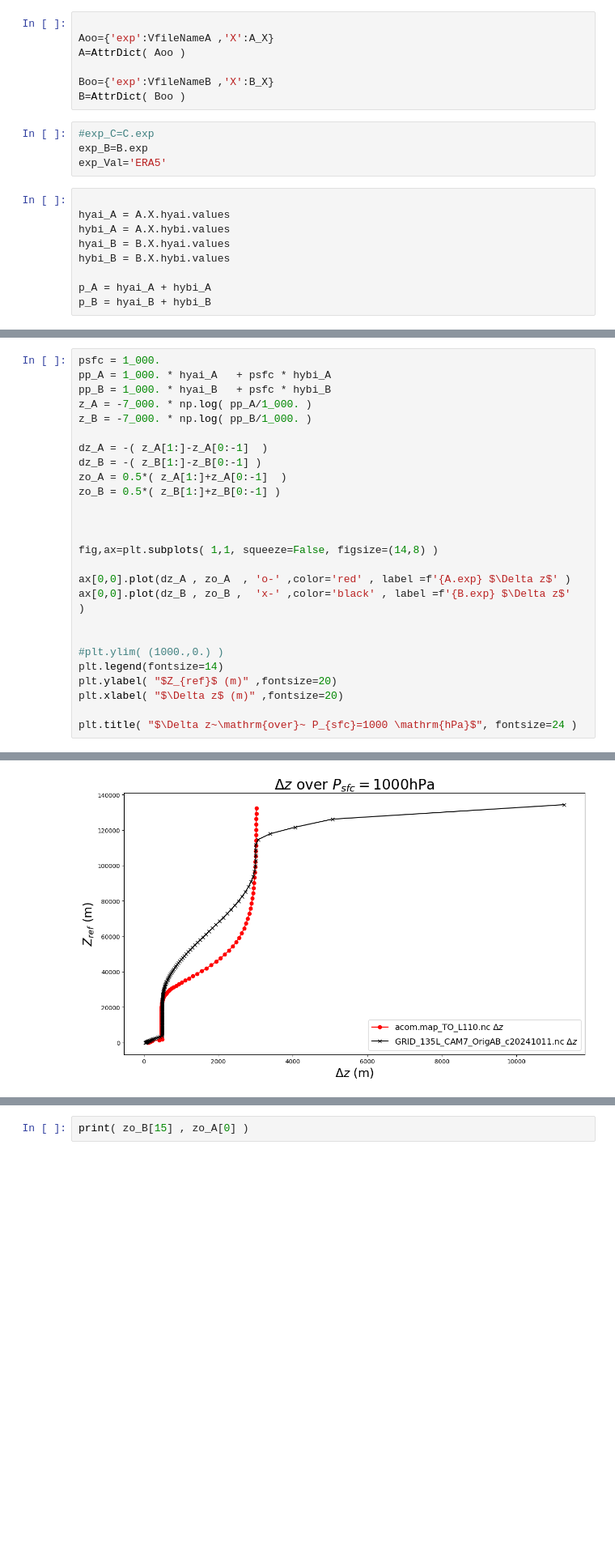
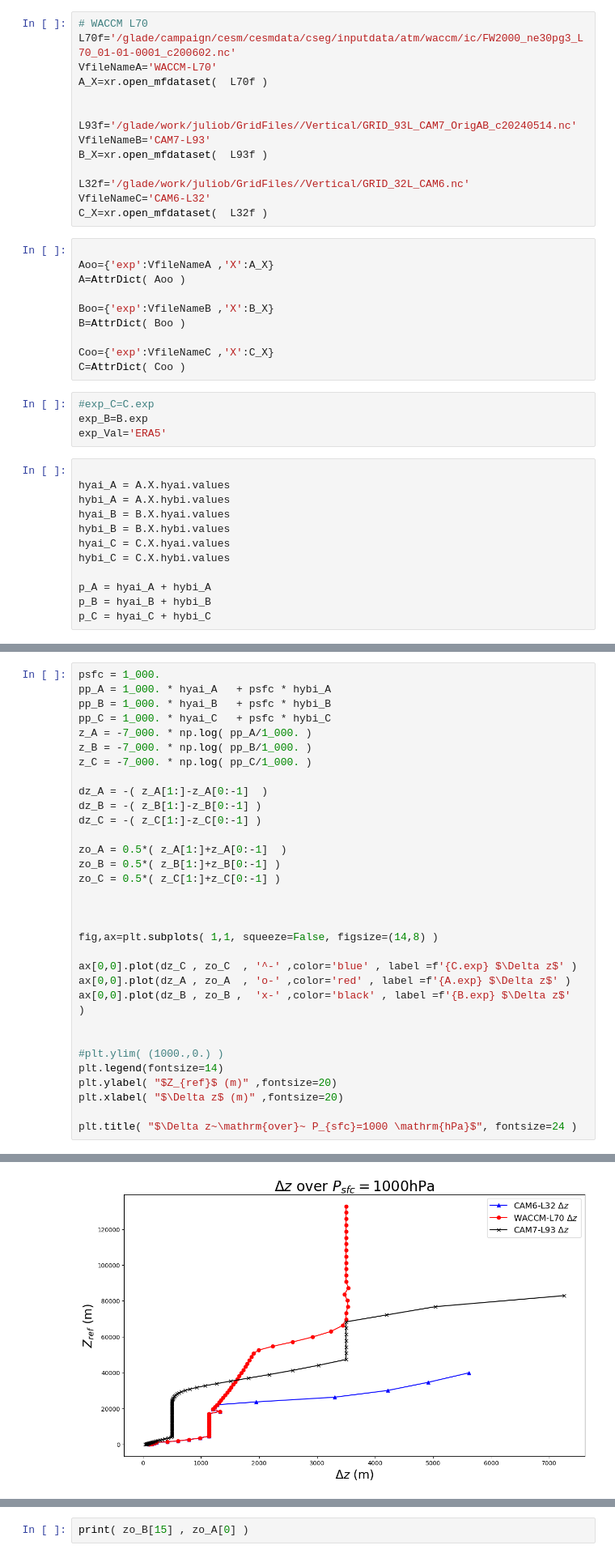
Before and after one commit to JulioTBacmeister/PyRegridding, a Jupyter notebook: Drivers/VgridCompare.ipynb, the cells around one changed output, grey strips where cells are left out. Shown at 81% size. Saved outputs shown, nothing was run; the diff lists cells and outputs as text; blank space fills up the shorter version.

```diff
--- a/Drivers/VgridCompare.ipynb
+++ b/Drivers/VgridCompare.ipynb
@@ -85,3 +82,17 @@ Is ymdPat a list False
+# %%
+# WACCM L70
+L70f='/glade/campaign/cesm/cesmdata/cseg/inputdata/atm/waccm/ic/FW2000_ne30pg3_L70_01-01-0001_c200602.nc'
+VfileNameA='WACCM-L70'
+A_X=xr.open_mfdataset(  L70f )
+
+
+L93f='/glade/work/juliob/GridFiles//Vertical/GRID_93L_CAM7_OrigAB_c20240514.nc'
+VfileNameB='CAM7-L93'
+B_X=xr.open_mfdataset(  L93f )
+
+L32f='/glade/work/juliob/GridFiles//Vertical/GRID_32L_CAM6.nc'
+VfileNameC='CAM6-L32'
+C_X=xr.open_mfdataset(  L32f )
 # %%
 
 Aoo={'exp':VfileNameA ,'X':A_X}
@@ -89,6 +100,9 @@ A=AttrDict( Aoo )
 
 Boo={'exp':VfileNameB ,'X':B_X}
 B=AttrDict( Boo )
+
+Coo={'exp':VfileNameC ,'X':C_X}
+C=AttrDict( Coo )
 # %%
 #exp_C=C.exp
 exp_B=B.exp
@@ -99,9 +113,12 @@ hyai_A = A.X.hyai.values
 hybi_A = A.X.hybi.values
 hyai_B = B.X.hyai.values
 hybi_B = B.X.hybi.values
+hyai_C = C.X.hyai.values
+hybi_C = C.X.hybi.values
 
 p_A = hyai_A + hybi_A
 p_B = hyai_B + hybi_B
+p_C = hyai_C + hybi_C
 # %%
 #plt.plot(p58,bb)
 #plt.plot(p58,L58.hybi)
@@ -125,29 +142,35 @@ Text(0.5, 1.0, '$\\mathrm{hybrid}~~A(\\eta)~~\\mathrm{and}~~B(\\eta)$')
 # %%
 psfc = 1_000.
 pp_A = 1_000. * hyai_A   + psfc * hybi_A
 pp_B = 1_000. * hyai_B   + psfc * hybi_B
+pp_C = 1_000. * hyai_C   + psfc * hybi_C
 z_A = -7_000. * np.log( pp_A/1_000. )
 z_B = -7_000. * np.log( pp_B/1_000. )
+z_C = -7_000. * np.log( pp_C/1_000. )
 
 dz_A = -( z_A[1:]-z_A[0:-1]  )
 dz_B = -( z_B[1:]-z_B[0:-1] )
+dz_C = -( z_C[1:]-z_C[0:-1] )
+
 zo_A = 0.5*( z_A[1:]+z_A[0:-1]  )
 zo_B = 0.5*( z_B[1:]+z_B[0:-1] )
+zo_C = 0.5*( z_C[1:]+z_C[0:-1] )
 
 
 
 fig,ax=plt.subplots( 1,1, squeeze=False, figsize=(14,8) )
 
+ax[0,0].plot(dz_C , zo_C  , '^-' ,color='blue' , label =f'{C.exp} $\Delta z$' )
 ax[0,0].plot(dz_A , zo_A  , 'o-' ,color='red' , label =f'{A.exp} $\Delta z$' )
 ax[0,0].plot(dz_B , zo_B ,  'x-' ,color='black' , label =f'{B.exp} $\Delta z$'  )
 
 
 #plt.ylim( (1000.,0.) )
 plt.legend(fontsize=14)
 plt.ylabel( "$Z_{ref}$ (m)" ,fontsize=20)
 plt.xlabel( "$\Delta z$ (m)" ,fontsize=20)
 
 plt.title( "$\Delta z~\mathrm{over}~ P_{sfc}=1000 \mathrm{hPa}$", fontsize=24 )
 # %% [output]
 Text(0.5, 1.0, '$\\Delta z~\\mathrm{over}~ P_{sfc}=1000 \\mathrm{hPa}$')
-[figure, old version]
+[figure, new version]
```
Also changed, not shown: parts of 3 cells of this notebook, 5 other files.
